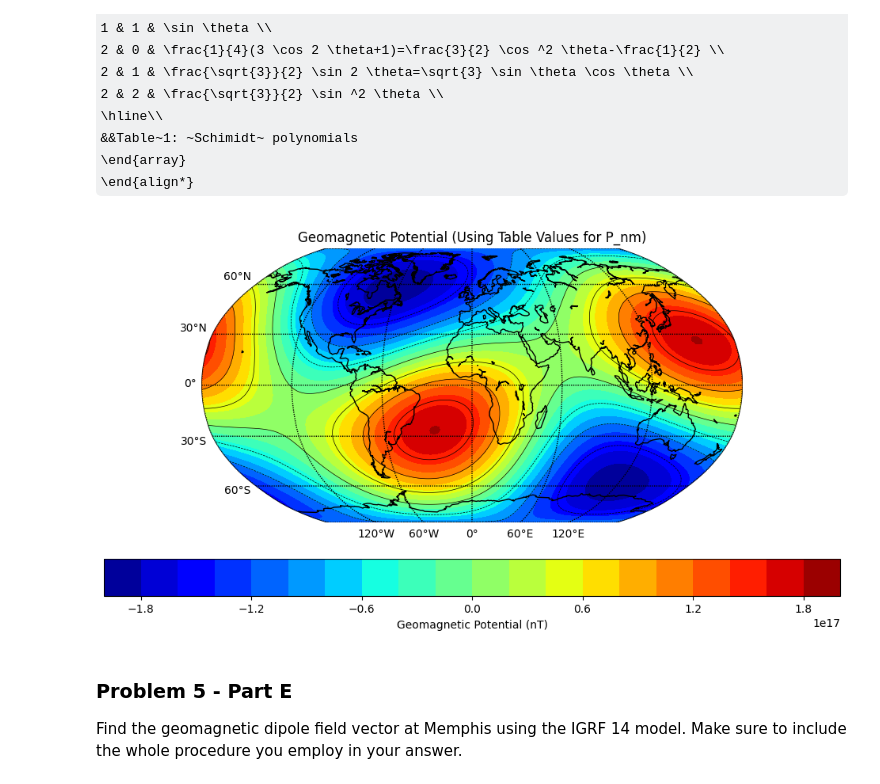
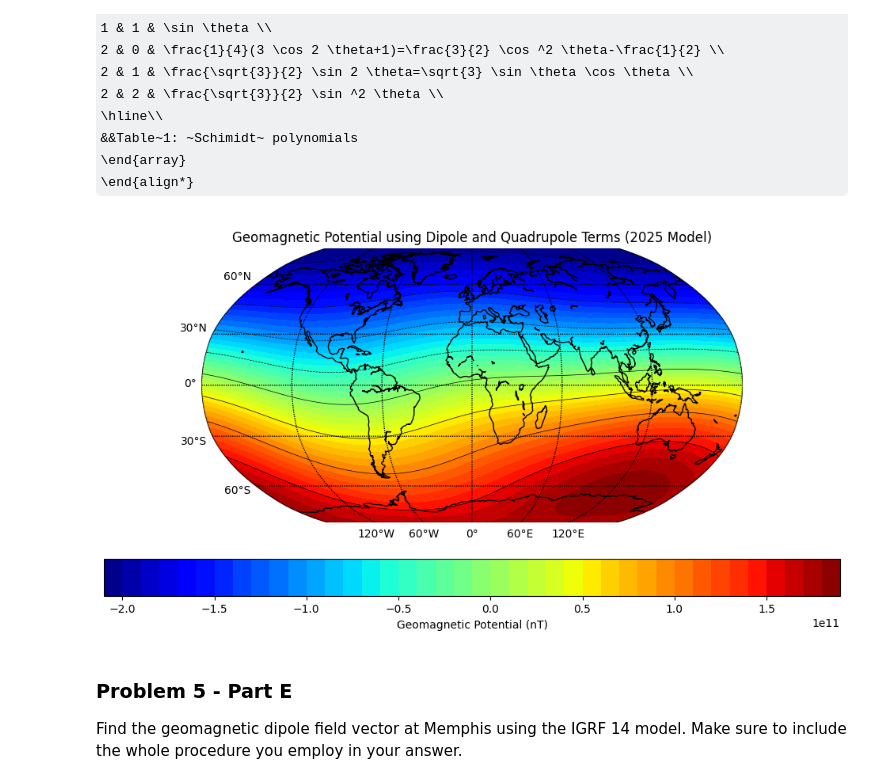
Before and after one commit to adonaymc/ceri8211_S2025, a Jupyter notebook: homework4_geomagnetism/hmwk4.ipynb, the cells around one changed output. Cells and saved outputs as stored; diff of their text form; code cells hidden in the pictures; some formulas as TeX source.

Commit message:
modified map of the magnetic potential hmwk4

```diff
--- a/homework4_geomagnetism/hmwk4.ipynb
+++ b/homework4_geomagnetism/hmwk4.ipynb
@@ -659,7 +648,6 @@ where $P l_n^m$ are the associated Legendre polynomials. For your convenience, s
 \end{array}
 \end{align*}
 # %%
-# Define Earth's radius in meters
 R_Earth = 6.371e6
 
 # Define latitudes and longitudes for the grid
@@ -671,14 +659,10 @@ lon_grid, lat_grid = np.meshgrid(lon_vals, lat_vals)
 theta_grid = np.radians(90 - lat_grid)
 phi_grid = np.radians(lon_grid)
 
-# Adjust phi_grid to be in the range [-pi, pi]
-phi_grid = phi_grid - np.pi
-
-# Compute the geomagnetic potential using dipole (n=1) and quadrupole (n=2) terms
 V_geomagnetic_table = np.zeros_like(theta_grid)
 
-# Compute the spherical harmonic terms for n=1 and n=2 using explicit table values
-for n, g_n, h_n in [(1, [dipole_coeffs[0][3], dipole_coeffs[1][3]], [0, dipole_coeffs[2][3]]),
+# Compute the spherical harmonic terms for n=1 and n=2 and get the geomagnetic potential
+for n, g_n, h_n in [(1, [dipole_coeffs[0][3], dipole_coeffs[1][3]], [0, dipole_coeffs[2][3]]),#]:
                      (2, [quadrupole_coeffs[0][3], quadrupole_coeffs[1][3], quadrupole_coeffs[3][3]],
                          [0, quadrupole_coeffs[2][3], quadrupole_coeffs[4][3]])]:
 
@@ -691,40 +675,39 @@ for n, g_n, h_n in [(1, [dipole_coeffs[0][3], dipole_coeffs[1][3]], [0, dipole_c
             P_nm = (3/2) * np.cos(theta_grid)**2 - 1/2
         elif n == 2 and m == 1:
             P_nm = np.sqrt(3) * np.sin(theta_grid) * np.cos(theta_grid)
         elif n == 2 and m == 2:
             P_nm = (np.sqrt(3)/2) * np.sin(theta_grid)**2
         else:
             P_nm = 0
 
-        # Compute geomagnetic potential using
-        V_geomagnetic_table += (R_Earth ** n) * (g_n[m] * np.cos(m * phi_grid) + h_n[m] * np.sin(m * phi_grid)) * P_nm
+        r = R_Earth
+        # Compute geomagnetic potential
+        V_geomagnetic_table += R_Earth * ((R_Earth / r) ** (n + 1)) * (g_n[m] * np.cos(m * phi_grid) + h_n[m] * np.sin(m * phi_grid)) * P_nm
 
 # Plot the modified geomagnetic potential using table values
 fig, ax = plt.subplots(figsize=(12, 6))
 map = Basemap(projection='robin', lon_0=0, resolution='c', ax=ax)
 #map = Basemap(projection='cyl', llcrnrlat=-90, urcrnrlat=90, llcrnrlon=-180, urcrnrlon=180, resolution='c', ax=ax)
 
 map.drawcoastlines()
 map.drawparallels(np.arange(-90., 91., 30.), labels=[1, 0, 0, 0])
 map.drawmeridians(np.arange(-180., 181., 60.), labels=[0, 0, 0, 1])
 
 # Convert lat/lon to map coordinates
 x, y = map(lon_grid, lat_grid)
 
 # Plot filled contour map
-cs = map.contourf(x, y, V_geomagnetic_table, cmap='jet', levels=20)
-
-# Overlay contour lines with labels
+cs = map.contourf(x, y, V_geomagnetic_table, cmap='jet', levels=40)
 contours = map.contour(x, y, V_geomagnetic_table, colors='black', linewidths=0.5)
 
 # Add a colorbar
 cbar = plt.colorbar(cs, orientation='horizontal', pad=0.1)
 cbar.set_label('Geomagnetic Potential (nT)')
 
-plt.title("Geomagnetic Potential (Using Table Values for P_nm)")
+plt.title("Geomagnetic Potential using Dipole and Quadrupole Terms (2025 Model)")
 plt.show()
 # %% [output]
-[figure, old version]
+[figure, new version]
 # %% [markdown]
 ### Problem 5 - Part E
 Find the geomagnetic dipole field vector at Memphis using the IGRF 14 model. Make sure to include the whole procedure you employ in your answer.
```
Also changed, not shown: parts of 4 cells of this notebook.
